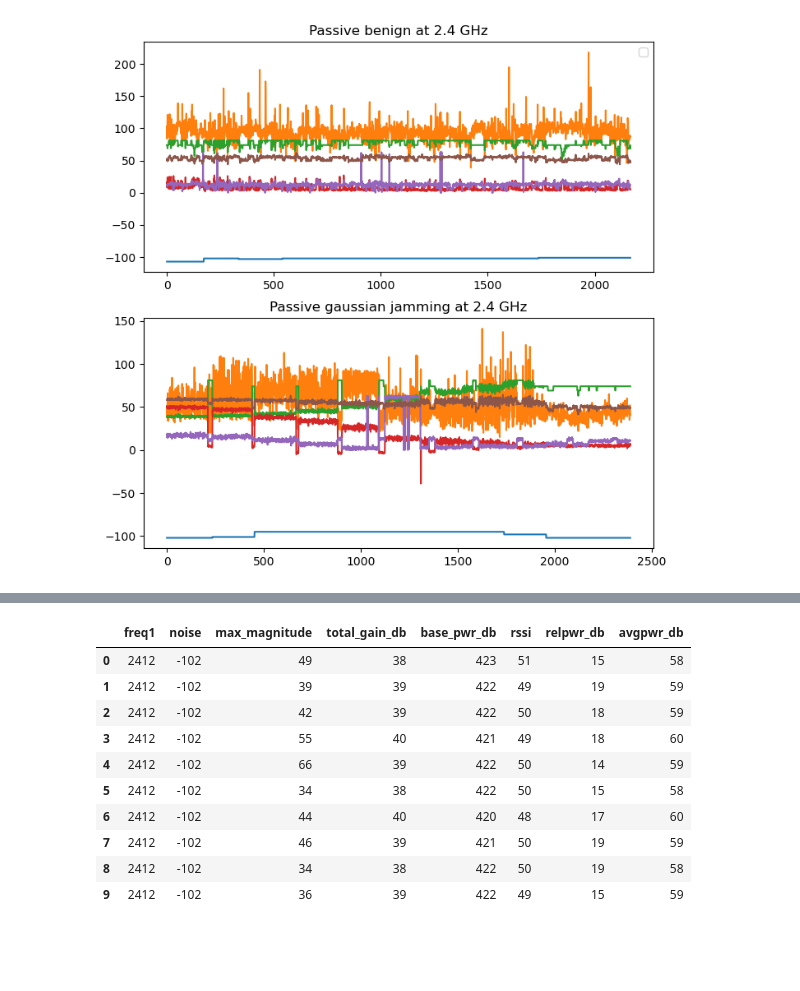
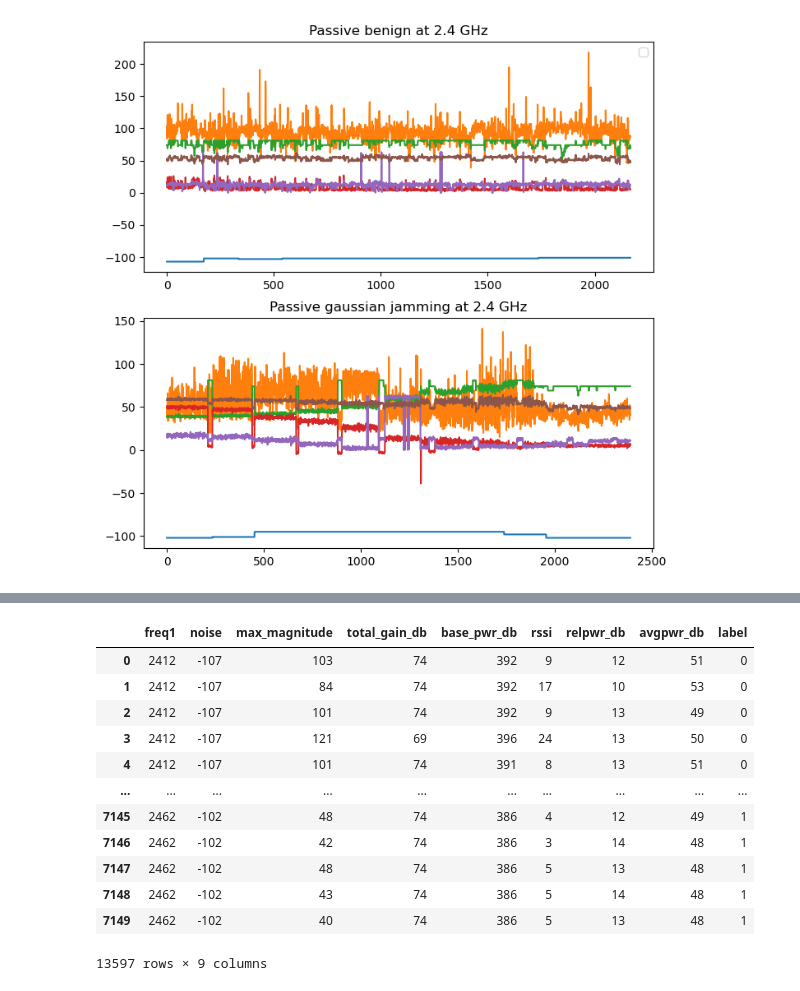
Before and after one commit to ghodgin/RF-Jamming, a Jupyter notebook: eda2.ipynb, the cells around one changed output, grey strips where cells are left out. Saved outputs shown, nothing was run; the diff lists cells and outputs as text; code cells hidden in the pictures; blank space fills up the shorter version.

```diff
--- a/eda2.ipynb
+++ b/eda2.ipynb
@@ -13 +10,9 @@ passive_jamming = pd.read_csv('passive-gaussian-jamming/2412mhz_jamming_12dbm_ga
+# %%
+passive_benign1 = pd.read_csv('passive-benign-background/2.4ghz_passivescan_background_loc1_2.csv')
+passive_benign2 = pd.read_csv('passive-benign-background/2.4ghz_passivescan_background_loc1_18.csv')
+passive_benign_3 = pd.read_csv('passive-benign-background/2.4ghz_passivescan_background_loc1_27.csv')
+
+passive_jamming1 = pd.read_csv('passive-gaussian-jamming/2412mhz_jamming_12dbm_gaussiannoise_1.csv')
+passive_jamming2 = pd.read_csv('passive-gaussian-jamming/2412mhz_jamming_9dbm_gaussiannoise_6.csv')
+passive_jamming3 = pd.read_csv('passive-gaussian-jamming/2412mhz_jamming_6dbm_gaussiannoise_13.csv')
 # %%
@@ -57,14 +48,23 @@ passive_benign.head(10)
-# %%
-passive_jamming.head(10)
-# %% [output]
-|  | freq1 | noise | max_magnitude | total_gain_db | base_pwr_db | rssi | relpwr_db | avgpwr_db |
-| 0 | 2412 | -102 | 49 | 38 | 423 | 51 | 15 | 58 |
-| 1 | 2412 | -102 | 39 | 39 | 422 | 49 | 19 | 59 |
-| 2 | 2412 | -102 | 42 | 39 | 422 | 50 | 18 | 59 |
-| 3 | 2412 | -102 | 55 | 40 | 421 | 49 | 18 | 60 |
-| 4 | 2412 | -102 | 66 | 39 | 422 | 50 | 14 | 59 |
-| 5 | 2412 | -102 | 34 | 38 | 422 | 50 | 15 | 58 |
-| 6 | 2412 | -102 | 44 | 40 | 420 | 48 | 17 | 60 |
-| 7 | 2412 | -102 | 46 | 39 | 421 | 50 | 19 | 59 |
-| 8 | 2412 | -102 | 34 | 38 | 422 | 50 | 19 | 58 |
-| 9 | 2412 | -102 | 36 | 39 | 422 | 49 | 15 | 59 |
+# %%
+passive_benign = pd.concat([passive_benign1, passive_benign2, passive_benign_3], ignore_index=True)
+passive_jamming = pd.concat([passive_jamming1, passive_jamming2, passive_jamming3], ignore_index=True)
+# %%
+passive_benign['label'] = 0
+passive_jamming['label'] = 1
+# %%
+combined_passive = pd.concat([passive_benign, passive_jamming])
+combined_passive
+# %% [output]
+|  | freq1 | noise | max_magnitude | total_gain_db | base_pwr_db | rssi | relpwr_db | avgpwr_db | label |
+| 0 | 2412 | -107 | 103 | 74 | 392 | 9 | 12 | 51 | 0 |
+| 1 | 2412 | -107 | 84 | 74 | 392 | 17 | 10 | 53 | 0 |
+| 2 | 2412 | -107 | 101 | 74 | 392 | 9 | 13 | 49 | 0 |
+| 3 | 2412 | -107 | 121 | 69 | 396 | 24 | 13 | 50 | 0 |
+| 4 | 2412 | -107 | 101 | 74 | 391 | 8 | 13 | 51 | 0 |
+| ... | ... | ... | ... | ... | ... | ... | ... | ... | ... |
+| 7145 | 2462 | -102 | 48 | 74 | 386 | 4 | 12 | 49 | 1 |
+| 7146 | 2462 | -102 | 42 | 74 | 386 | 3 | 14 | 48 | 1 |
+| 7147 | 2462 | -102 | 48 | 74 | 386 | 5 | 13 | 48 | 1 |
+| 7148 | 2462 | -102 | 43 | 74 | 386 | 5 | 14 | 48 | 1 |
+| 7149 | 2462 | -102 | 40 | 74 | 386 | 5 | 13 | 48 | 1 |
+13597 rows × 9 columns
```
Also changed, not shown: parts of 12 cells of this notebook, 5 other files.
